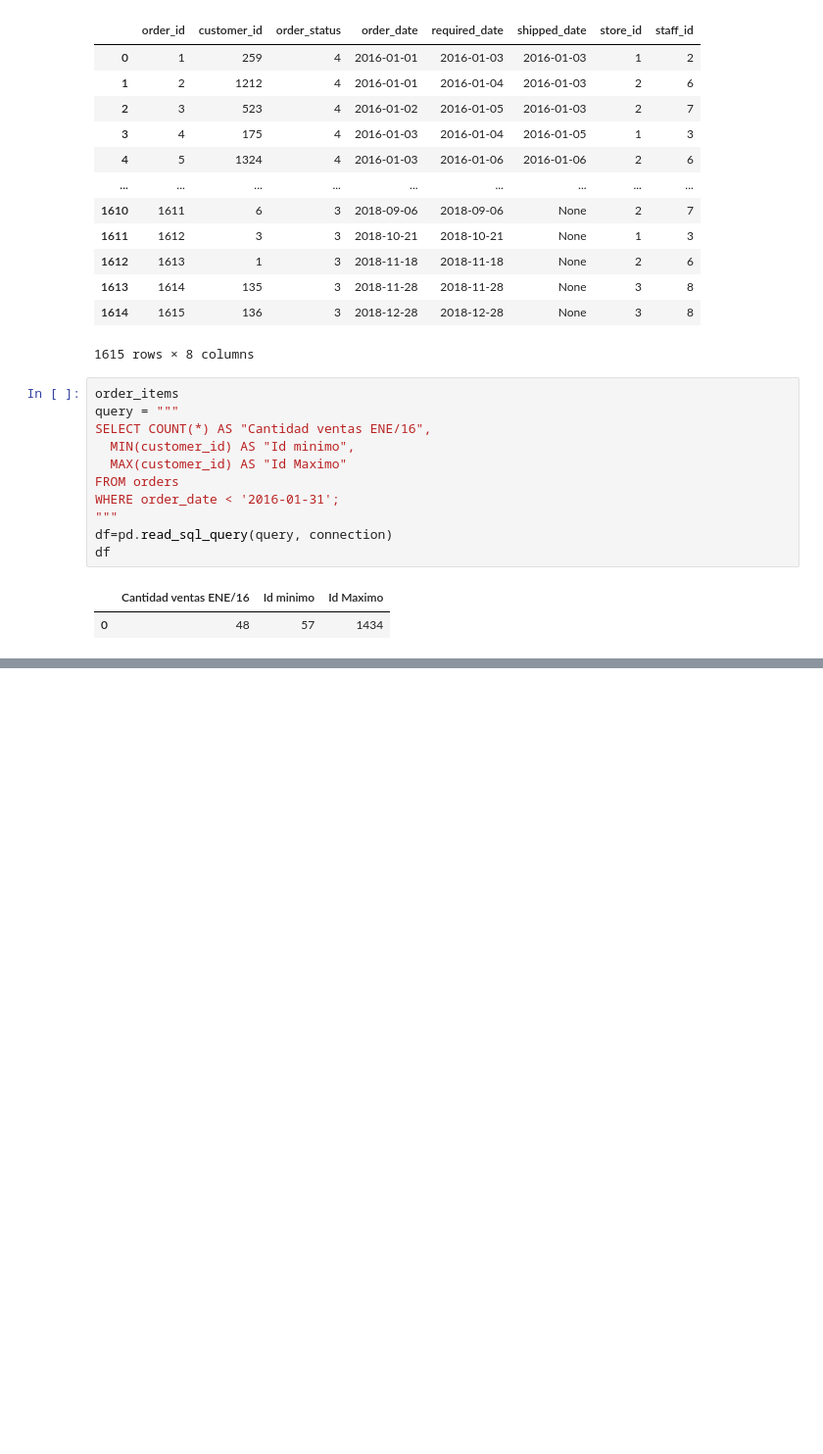
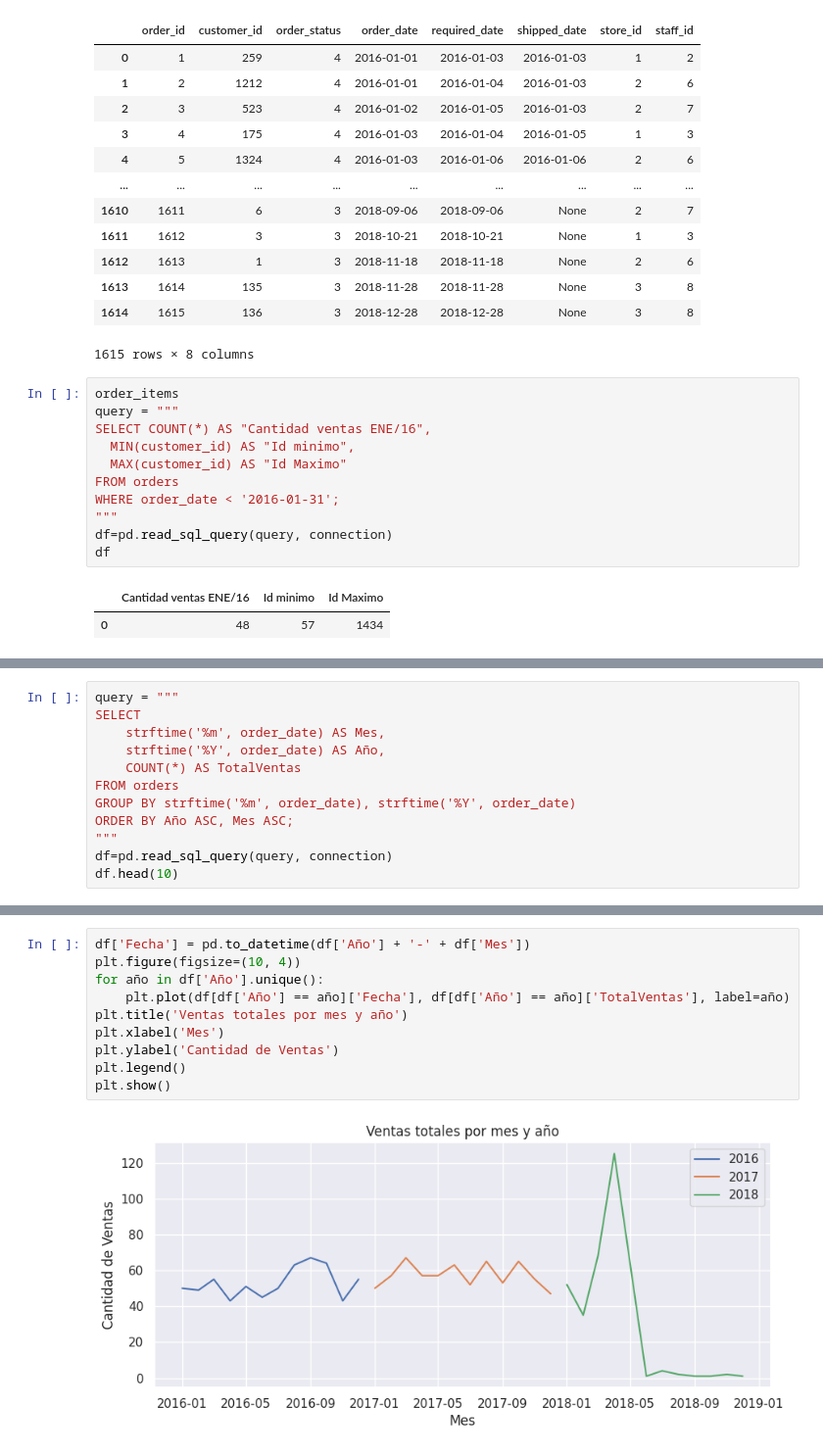
Before and after one commit to AlejandroSenabre/Data-Analysis-with-SQL, a Jupyter notebook: BikeStore_with_SQL.ipynb, the cells around one changed output, grey strips where cells are left out. Shown at 98% size. Drawn from its saved outputs; the diff is of its cells as text; blank space fills up the shorter version.

```diff
--- a/BikeStore_with_SQL.ipynb
+++ b/BikeStore_with_SQL.ipynb
@@ -237,0 +289,12 @@ df
+# %%
+query = """
+SELECT
+    strftime('%m', order_date) AS Mes,
+    strftime('%Y', order_date) AS Año,
+    COUNT(*) AS TotalVentas
+FROM orders
+GROUP BY strftime('%m', order_date), strftime('%Y', order_date)
+ORDER BY Año ASC, Mes ASC;
+"""
+df=pd.read_sql_query(query, connection)
+df.head(10)
@@ -237,0 +313,12 @@ df
+# %%
+df['Fecha'] = pd.to_datetime(df['Año'] + '-' + df['Mes'])
+plt.figure(figsize=(10, 4))
+for año in df['Año'].unique():
+    plt.plot(df[df['Año'] == año]['Fecha'], df[df['Año'] == año]['TotalVentas'], label=año)
+plt.title('Ventas totales por mes y año')
+plt.xlabel('Mes')
+plt.ylabel('Cantidad de Ventas')
+plt.legend()
+plt.show()
+# %% [output]
+[figure, added]
```
Also changed, not shown: parts of 12 cells of this notebook.
